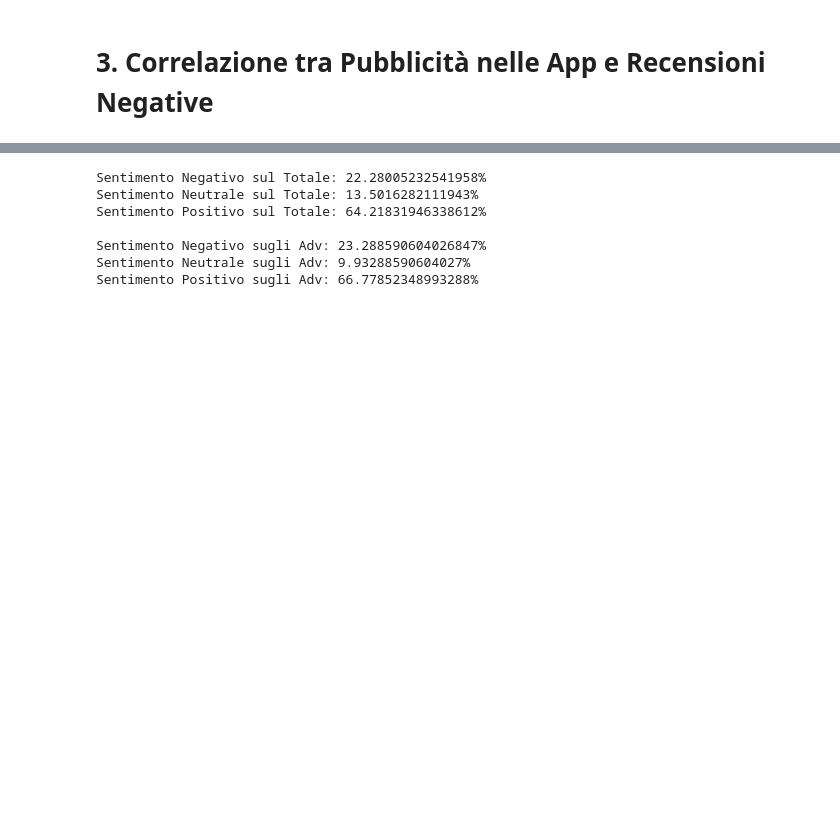
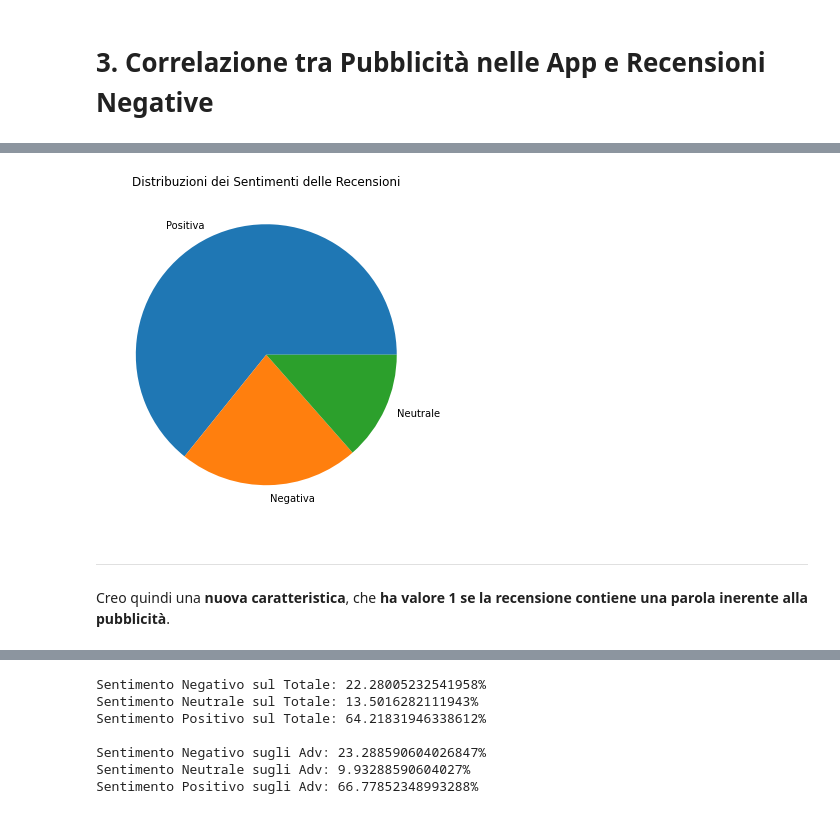
Before and after one commit to LorenzoLaCorte/playstore-analysis, a Jupyter notebook: La Corte, Progetto Finale - App Gratuite e App a Pagamento.ipynb, the cells around one changed output, grey strips where cells are left out. Saved outputs shown, nothing was run; the diff lists cells and outputs as text; code cells hidden in the pictures; blank space fills up the shorter version.

```diff
--- a/La Corte, Progetto Finale - App Gratuite e App a Pagamento.ipynb
+++ b/La Corte, Progetto Finale - App Gratuite e App a Pagamento.ipynb
@@ -480,15 +529,20 @@ playstore_with_rew.head()
 # %%
-# sulla feature Sentiment trasformo Positive in 1, Neutral in 0.5 e Negative in 0
-playstore_with_rew['Sentiment'] = [float(x.replace("Positive","1").replace("Neutral","0.5").replace("Negative","0")) for x in playstore_with_rew['Sentiment']]
+playstore_with_rev['Sentiment'] = [float(x.replace("Positive","1").replace("Neutral","0.5").replace("Negative","0")) for x in playstore_with_rev['Sentiment']]
 
-playstore_with_rew.describe()
+playstore_with_rev['Sentiment'].value_counts().plot(kind='pie', figsize=(6,6), labels=['Positiva','Negativa', 'Neutrale'], title='Distribuzioni dei Sentimenti delle Recensioni', ylabel = '')
+playstore_with_rev.describe()
 # %% [output]
 |  | Rating | Reviews | Installs | Type | Price | Review Ratio | Sentiment | Sentiment_Polarity | ... |
 | count | 35929.000000 | 3.592900e+04 | 3.592900e+04 | 35929.000000 | 35929.000000 | 35929.000000 | 35929.000000 | 35929.000000 | ... |
 | mean | 4.297261 | 1.413317e+06 | 4.375691e+07 | 0.011578 | 0.109197 | 0.032909 | 0.709691 | 0.180904 | ... |
 | std | 0.302842 | 5.731737e+06 | 1.453465e+08 | 0.106980 | 1.302471 | 0.041932 | 0.415067 | 0.350080 | ... |
 | min | 2.600000 | 4.600000e+01 | 1.000000e+03 | 0.000000 | 0.000000 | 0.000289 | 0.000000 | -1.000000 | ... |
 | 25% | 4.100000 | 1.024700e+04 | 1.000000e+06 | 0.000000 | 0.000000 | 0.010375 | 0.500000 | 0.000000 | ... |
 | 50% | 4.300000 | 6.362400e+04 | 5.000000e+06 | 0.000000 | 0.000000 | 0.020846 | 1.000000 | 0.150000 | ... |
 | 75% | 4.500000 | 5.152400e+05 | 1.000000e+07 | 0.000000 | 0.000000 | 0.037815 | 1.000000 | 0.400000 | ... |
 | max | 4.900000 | 7.812821e+07 | 1.000000e+09 | 1.000000 | 29.990000 | 0.448814 | 1.000000 | 1.000000 | ... |
+[figure, added]
+# %% [markdown]
+---------------------------------------------------------------------------------
+
+Creo quindi una **nuova caratteristica**, che **ha valore 1 se la recensione contiene una parola inerente alla pubblicità**.
```
Also changed, not shown: parts of 104 cells of this notebook.
